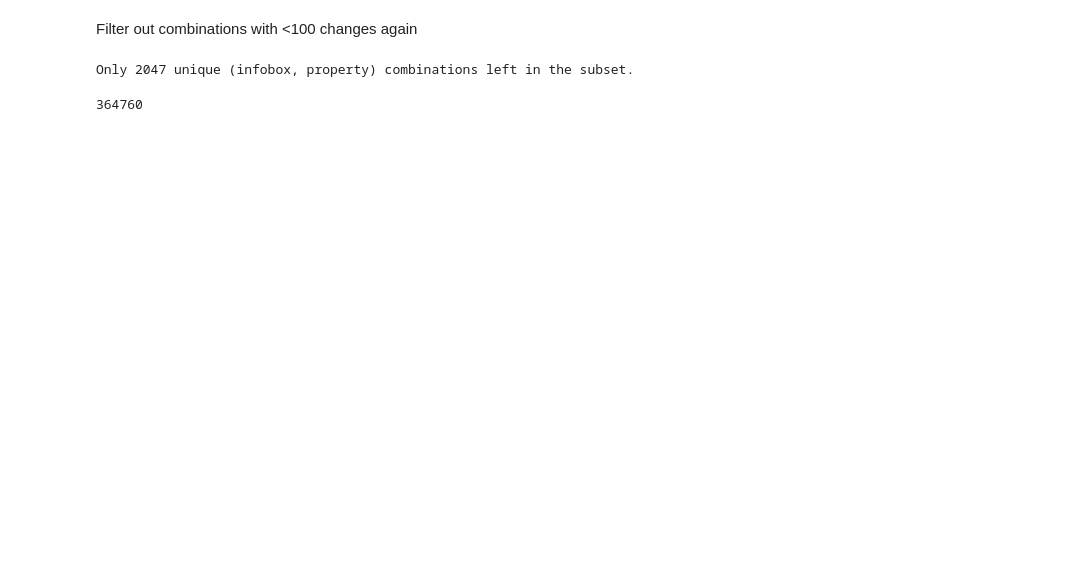
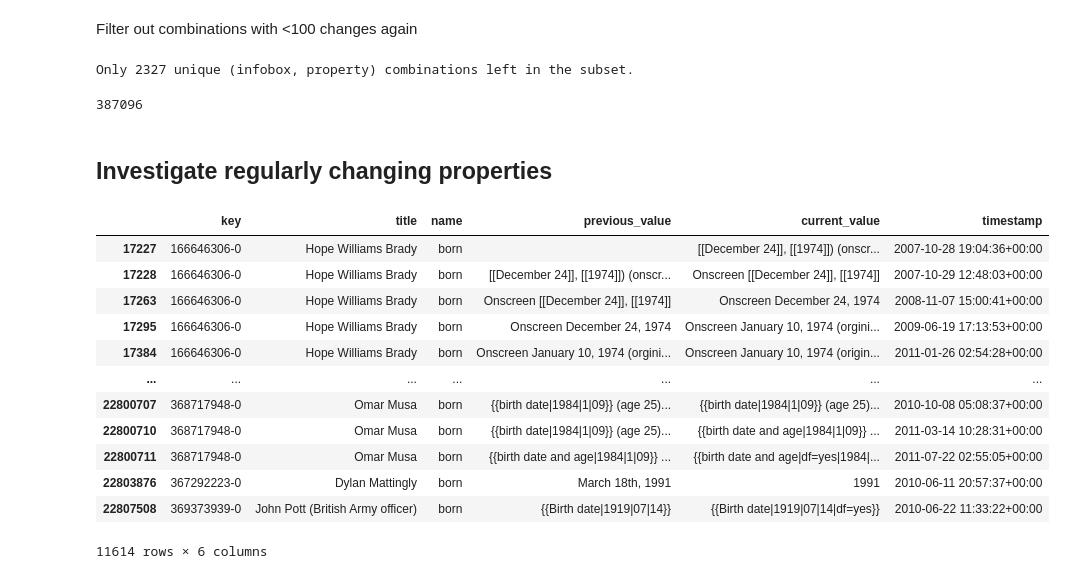
Before and after one commit to HPI-Information-Systems/wikipedia_cleanup, a Jupyter notebook: data_exploration/MB Data Exploration.ipynb, the cells around one changed output. Drawn from its saved outputs; the diff is of its cells as text; code cells hidden in the pictures; blank space fills up the shorter version.

```diff
--- a/data_exploration/MB Data Exploration.ipynb
+++ b/data_exploration/MB Data Exploration.ipynb
@@ -9,6 +9,6 @@ from tqdm import tqdm
 import matplotlib.pyplot as plt
 # %%
-input_data = list(Path("../data/output-infobox").rglob("*.json"))
+input_data = list(Path("../matched-infoboxes-extracted/").rglob("*.json"))
 files = [x for x in input_data if x.is_file()]
 len(files)
 # %% [output]
@@ -16,7 +16,7 @@ len(files)
 # %%
 num_edits = 0
 change_tuples = []
-for file in tqdm(files[:43]):
+for file in tqdm(files[:50]):
     with open(file, 'r', encoding='utf-8') as f:
         for jsonObj in f:
             single_edit = json.loads(jsonObj)
@@ -193,10 +239,28 @@ changes_per_key_and_name_many_changes  = changes_per_key_and_name[changes_per_ke
 # %%
 print('Only {} unique (infobox, property) combinations left in the subset.'.format(changes_per_key_and_name_many_changes.shape[0]))
 # %% [output]
-Only 2047 unique (infobox, property) combinations left in the subset.
+Only 2327 unique (infobox, property) combinations left in the subset.
 # %%
 data = data[data[['key','name']].apply(tuple, axis=1).isin(changes_per_key_and_name_many_changes.index)]
 # %%
 data.shape[0]
 # %% [output]
-364760
+387096
+# %% [markdown]
+## Investigate regularly changing properties
+# %%
+data[data['name']=='born']
+# %% [output]
+|  | key | title | name | previous_value | current_value | timestamp |
+| 17227 | 166646306-0 | Hope Williams Brady | born |  | [[December 24]], [[1974]]) (onscr... | 2007-10-28 19:04:36+00:00 |
+| 17228 | 166646306-0 | Hope Williams Brady | born | [[December 24]], [[1974]]) (onscr... | Onscreen [[December 24]], [[1974]] | 2007-10-29 12:48:03+00:00 |
+| 17263 | 166646306-0 | Hope Williams Brady | born | Onscreen [[December 24]], [[1974]] | Onscreen December 24, 1974 | 2008-11-07 15:00:41+00:00 |
+| 17295 | 166646306-0 | Hope Williams Brady | born | Onscreen December 24, 1974 | Onscreen January 10, 1974 (orgini... | 2009-06-19 17:13:53+00:00 |
+| 17384 | 166646306-0 | Hope Williams Brady | born | Onscreen January 10, 1974 (orgini... | Onscreen January 10, 1974 (origin... | 2011-01-26 02:54:28+00:00 |
+| ... | ... | ... | ... | ... | ... | ... |
+| 22800707 | 368717948-0 | Omar Musa | born | {{birth date|1984|1|09}} (age 25)... | {{birth date|1984|1|09}} (age 25)... | 2010-10-08 05:08:37+00:00 |
+| 22800710 | 368717948-0 | Omar Musa | born | {{birth date|1984|1|09}} (age 25)... | {{birth date and age|1984|1|09}} ... | 2011-03-14 10:28:31+00:00 |
+| 22800711 | 368717948-0 | Omar Musa | born | {{birth date and age|1984|1|09}} ... | {{birth date and age|df=yes|1984|... | 2011-07-22 02:55:05+00:00 |
+| 22803876 | 367292223-0 | Dylan Mattingly | born | March 18th, 1991 | 1991 | 2010-06-11 20:57:37+00:00 |
+| 22807508 | 369373939-0 | John Pott (British Army officer) | born | {{Birth date|1919|07|14}} | {{Birth date|1919|07|14|df=yes}} | 2010-06-22 11:33:22+00:00 |
+11614 rows × 6 columns
```
Also changed, not shown: parts of 33 cells of this notebook.
